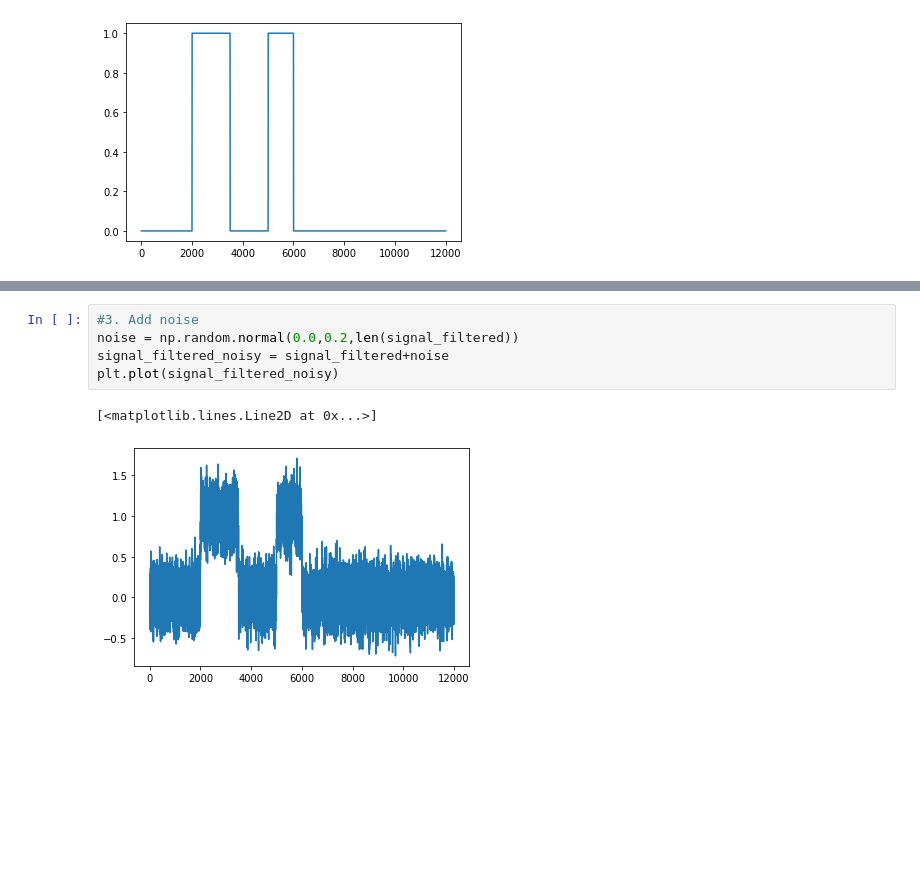
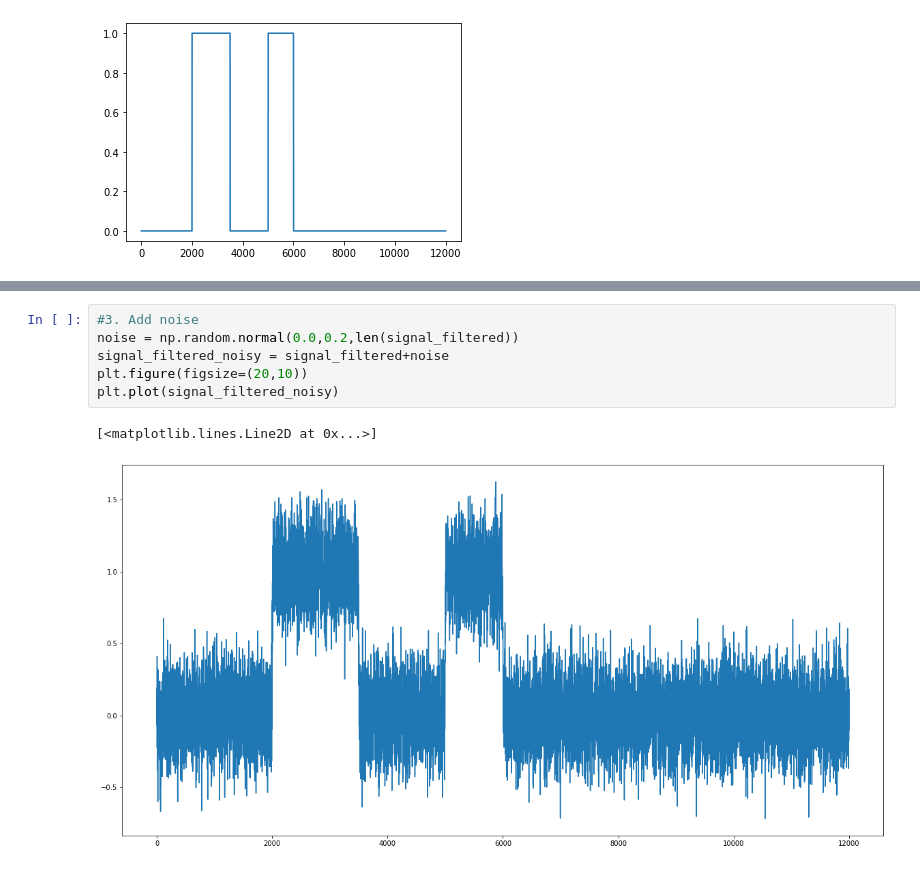
Before and after one commit to lorenz0890/sip_final, a Jupyter notebook: sip_final.ipynb, the cells around one changed output, grey strips where cells are left out. Saved outputs shown, nothing was run; the diff lists cells and outputs as text; blank space fills up the shorter version.

```diff
--- a/sip_final.ipynb
+++ b/sip_final.ipynb
@@ -73,11 +74,12 @@ plt.plot(signal_filtered)
 # %%
 #3. Add noise
 noise = np.random.normal(0.0,0.2,len(signal_filtered))
 signal_filtered_noisy = signal_filtered+noise
+plt.figure(figsize=(20,10))
 plt.plot(signal_filtered_noisy)
 # %% [output]
 [<matplotlib.lines.Line2D at 0x...>]
-[figure, old version]
+[figure, new version]
 # %%
 # b)
 level = 6
```
Also changed, not shown: parts of 3 cells of this notebook.
